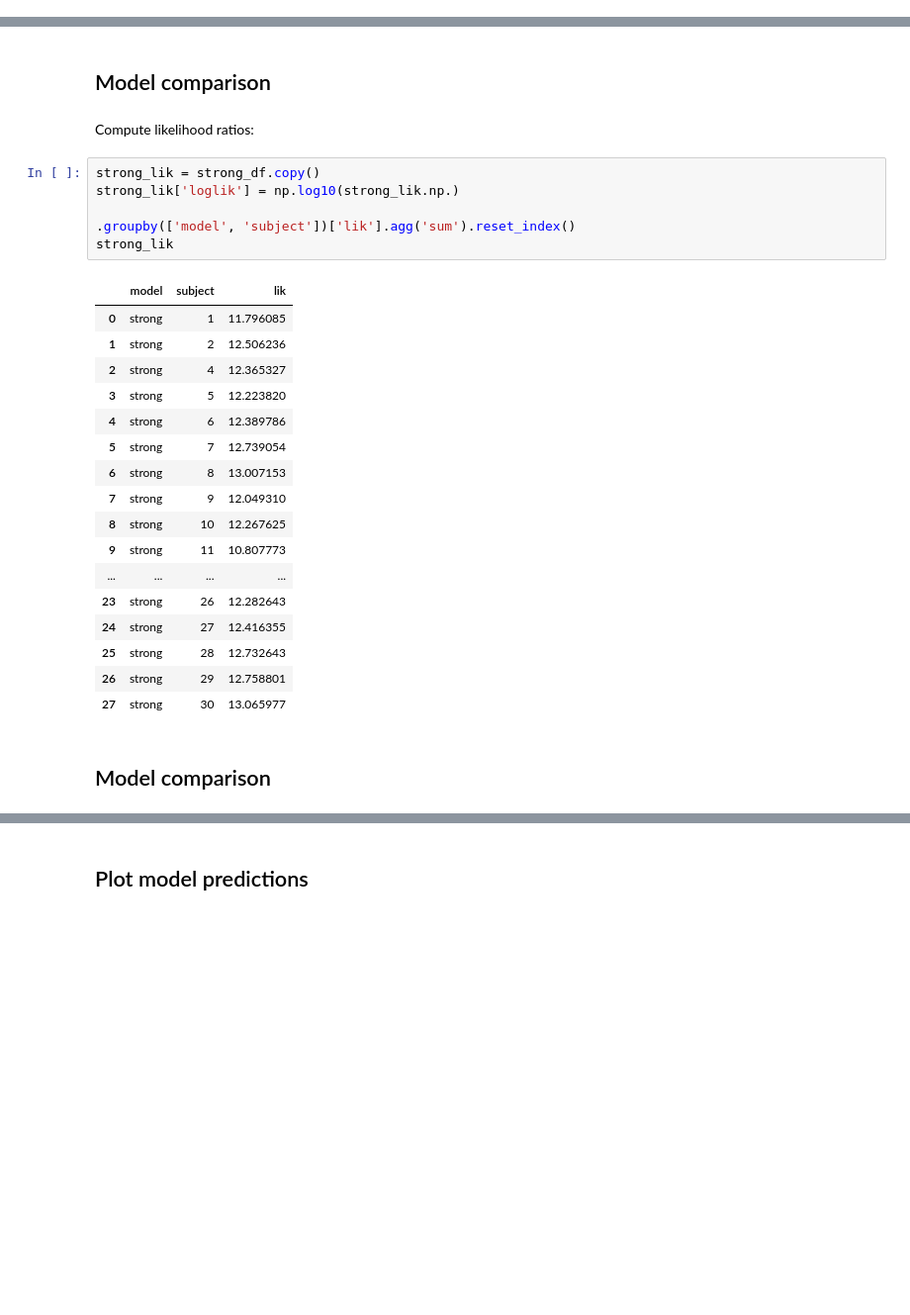
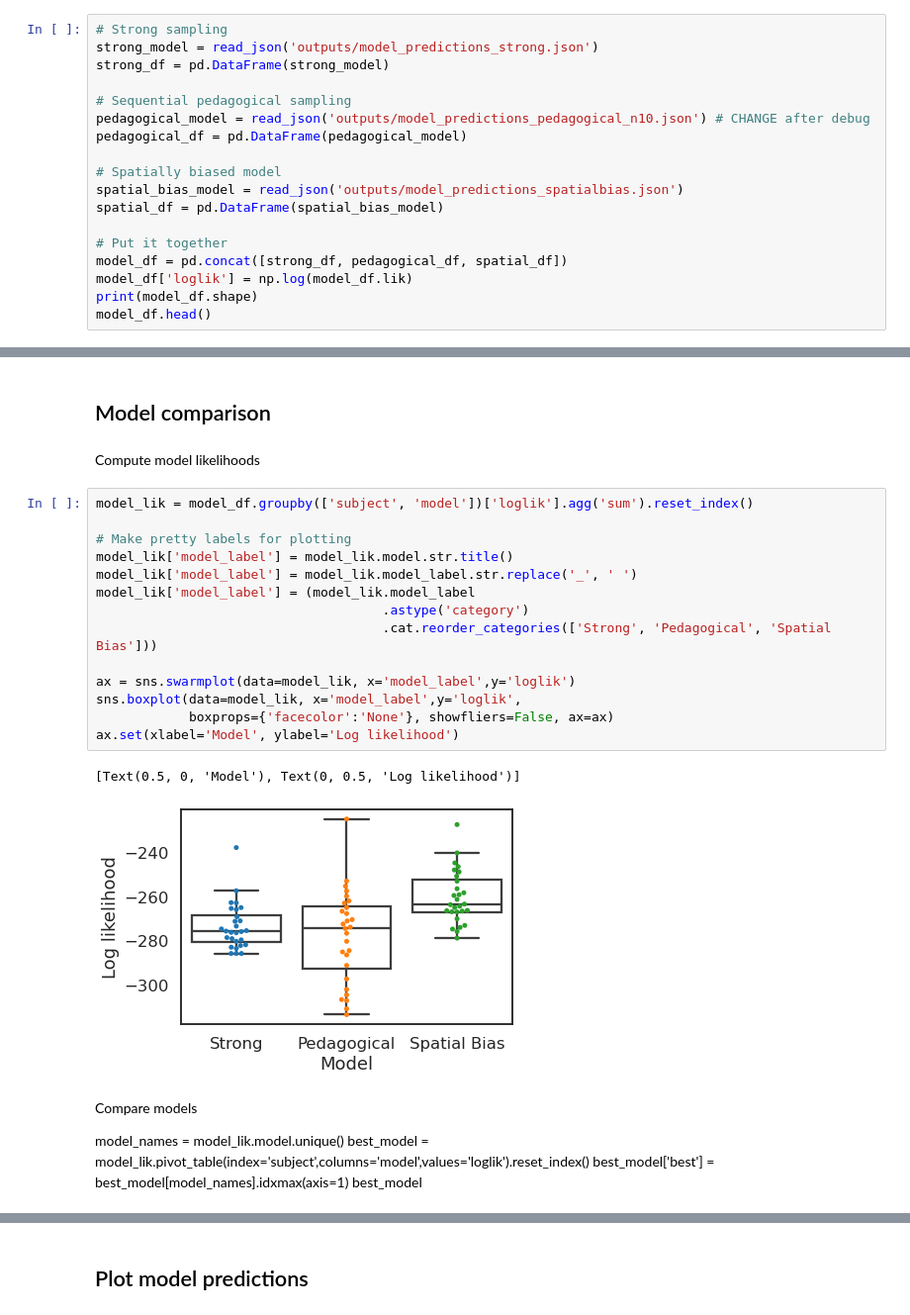
Before and after one commit to nataliavelez/teaching_fmri, a Jupyter notebook: 2_behavioral/3_model_comparison.ipynb, the cells around one changed output, grey strips where cells are left out. Shown at 99% size. Cells and saved outputs as stored; diff of their text form; blank space fills up the shorter version.

```diff
--- a/2_behavioral/3_model_comparison.ipynb
+++ b/2_behavioral/3_model_comparison.ipynb
@@ -25,0 +49,18 @@ pedagogical_model = read_json('outputs/model_predictions_pedagogical_n500.json')
+# %%
+# Strong sampling
+strong_model = read_json('outputs/model_predictions_strong.json')
+strong_df = pd.DataFrame(strong_model)
+
+# Sequential pedagogical sampling
+pedagogical_model = read_json('outputs/model_predictions_pedagogical_n10.json') # CHANGE after debug
+pedagogical_df = pd.DataFrame(pedagogical_model)
+
+# Spatially biased model
+spatial_bias_model = read_json('outputs/model_predictions_spatialbias.json')
+spatial_df = pd.DataFrame(spatial_bias_model)
+
+# Put it together
+model_df = pd.concat([strong_df, pedagogical_df, spatial_df])
+model_df['loglik'] = np.log(model_df.lik)
+print(model_df.shape)
+model_df.head()
@@ -66,31 +88,29 @@ combined_model[~np.isfinite(combined_model.KL)]
 |  | subject | run | block_idx | ex_idx | problem | example | model | lik | pD | pTrue | pH | ... |
 # %% [markdown]
 ## Model comparison
-# %% [markdown]
-Compute likelihood ratios:
-# %%
-strong_lik = strong_df.copy()
-strong_lik['loglik'] = np.log10(strong_lik.np.)
-
-.groupby(['model', 'subject'])['lik'].agg('sum').reset_index()
-strong_lik
-# %% [output]
-|  | model | subject | lik |
-| 0 | strong | 1 | 11.796085 |
-| 1 | strong | 2 | 12.506236 |
-| 2 | strong | 4 | 12.365327 |
-| 3 | strong | 5 | 12.223820 |
-| 4 | strong | 6 | 12.389786 |
-| 5 | strong | 7 | 12.739054 |
-| 6 | strong | 8 | 13.007153 |
-| 7 | strong | 9 | 12.049310 |
-| 8 | strong | 10 | 12.267625 |
-| 9 | strong | 11 | 10.807773 |
-| ... | ... | ... | ... |
-| 23 | strong | 26 | 12.282643 |
-| 24 | strong | 27 | 12.416355 |
-| 25 | strong | 28 | 12.732643 |
-| 26 | strong | 29 | 12.758801 |
-| 27 | strong | 30 | 13.065977 |
-# %% [markdown]
-## Model comparison
+# %% [markdown]
+Compute model likelihoods
+# %%
+model_lik = model_df.groupby(['subject', 'model'])['loglik'].agg('sum').reset_index()
+
+# Make pretty labels for plotting
+model_lik['model_label'] = model_lik.model.str.title()
+model_lik['model_label'] = model_lik.model_label.str.replace('_', ' ')
+model_lik['model_label'] = (model_lik.model_label
+                                     .astype('category')
+                                     .cat.reorder_categories(['Strong', 'Pedagogical', 'Spatial Bias']))
+
+ax = sns.swarmplot(data=model_lik, x='model_label',y='loglik')
+sns.boxplot(data=model_lik, x='model_label',y='loglik',
+            boxprops={'facecolor':'None'}, showfliers=False, ax=ax)
+ax.set(xlabel='Model', ylabel='Log likelihood')
+# %% [output]
+[Text(0.5, 0, 'Model'), Text(0, 0.5, 'Log likelihood')]
+[figure, added]
+# %% [markdown]
+Compare models
+
+model_names = model_lik.model.unique()
+best_model = model_lik.pivot_table(index='subject',columns='model',values='loglik').reset_index()
+best_model['best'] = best_model[model_names].idxmax(axis=1)
+best_model
```
Also changed, not shown: parts of 18 cells of this notebook, 14 other files.
